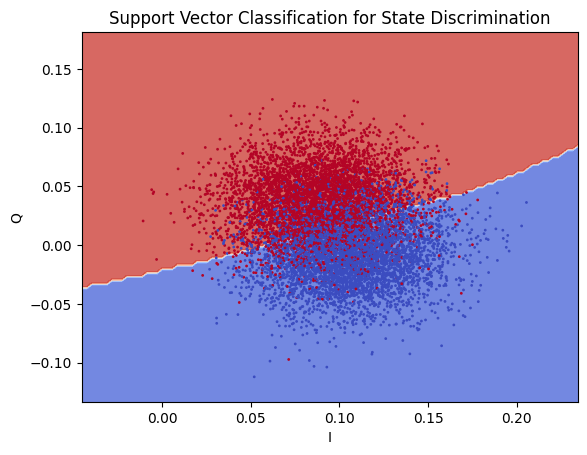
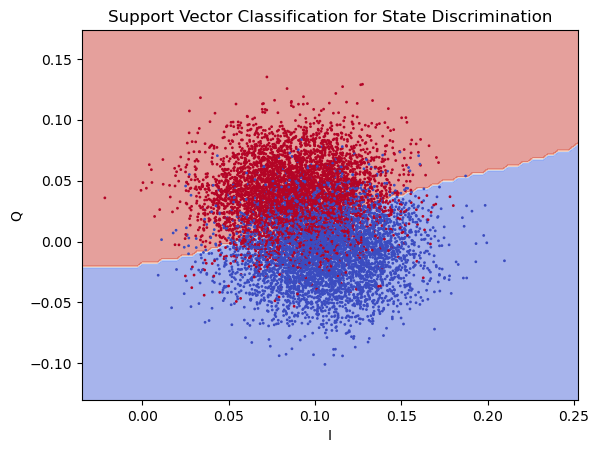
Code edit (unified diff) that turned the first committed figure into the second:
--- before
+++ after
@@ -1,11 +1,5 @@
-import numpy as np
-import matplotlib.pyplot as plt
+%load_ext cuml.accel
 from sklearn.svm import SVC
 from sklearn.metrics import accuracy_score
-
-d = np.load("data/test_dataset.npz", allow_pickle=True)
-Xtr, y_train, Xte, y_test = d["X_train"], d["y_train"], d["X_test"], d["y_test"]
-X_train = np.mean(Xtr, axis=1)
-X_test = np.mean(Xte, axis=1)
 
 # Create and train the SVM classifier with RBF kernel
@@ -25,6 +19,6 @@
 Z = Z.reshape(xx.shape)
 
-plt.contourf(xx, yy, Z, alpha=0.8, cmap='coolwarm')
-plt.scatter(X_test[:, 0], X_test[:, 1], c=yte, cmap='coolwarm', s=1)
+plt.contourf(xx, yy, Z, alpha=0.5, cmap='coolwarm')
+plt.scatter(X_test[:, 0], X_test[:, 1], c=y_test, cmap='coolwarm', s=1)
 plt.title('Support Vector Classification for State Discrimination')
 plt.xlabel('I')

Commit: add tomography module